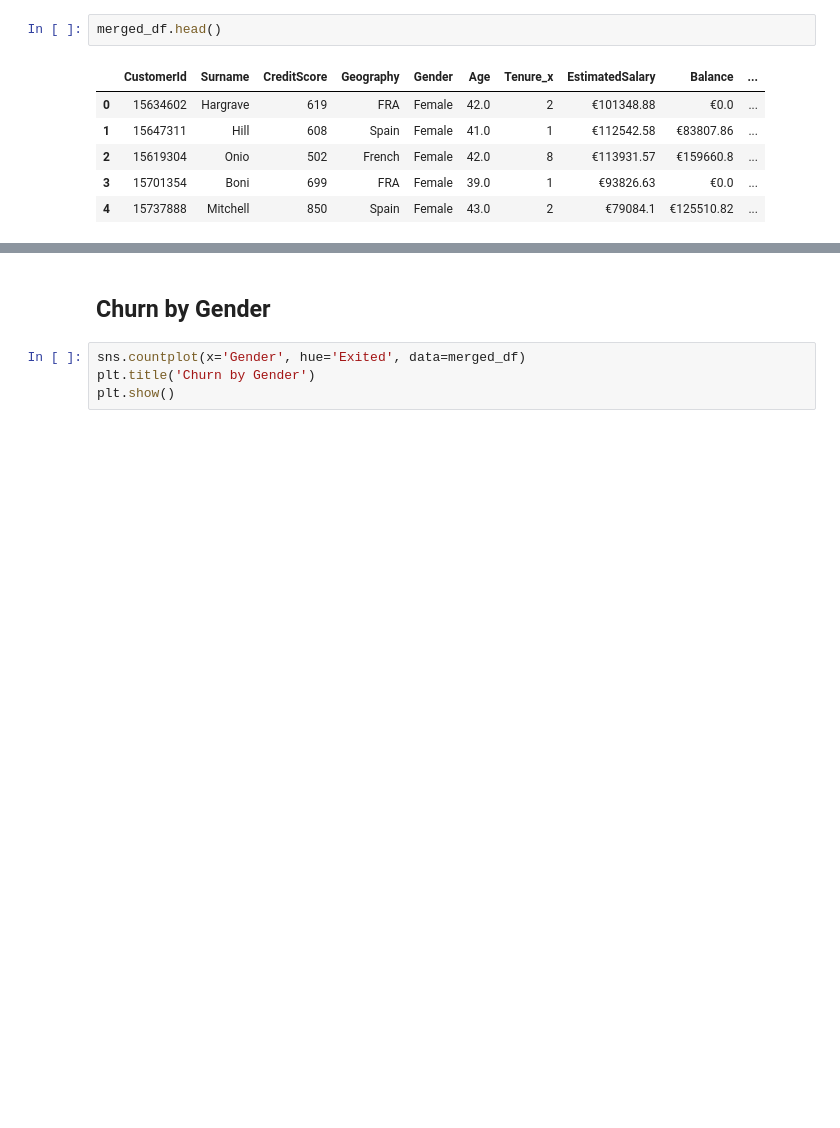
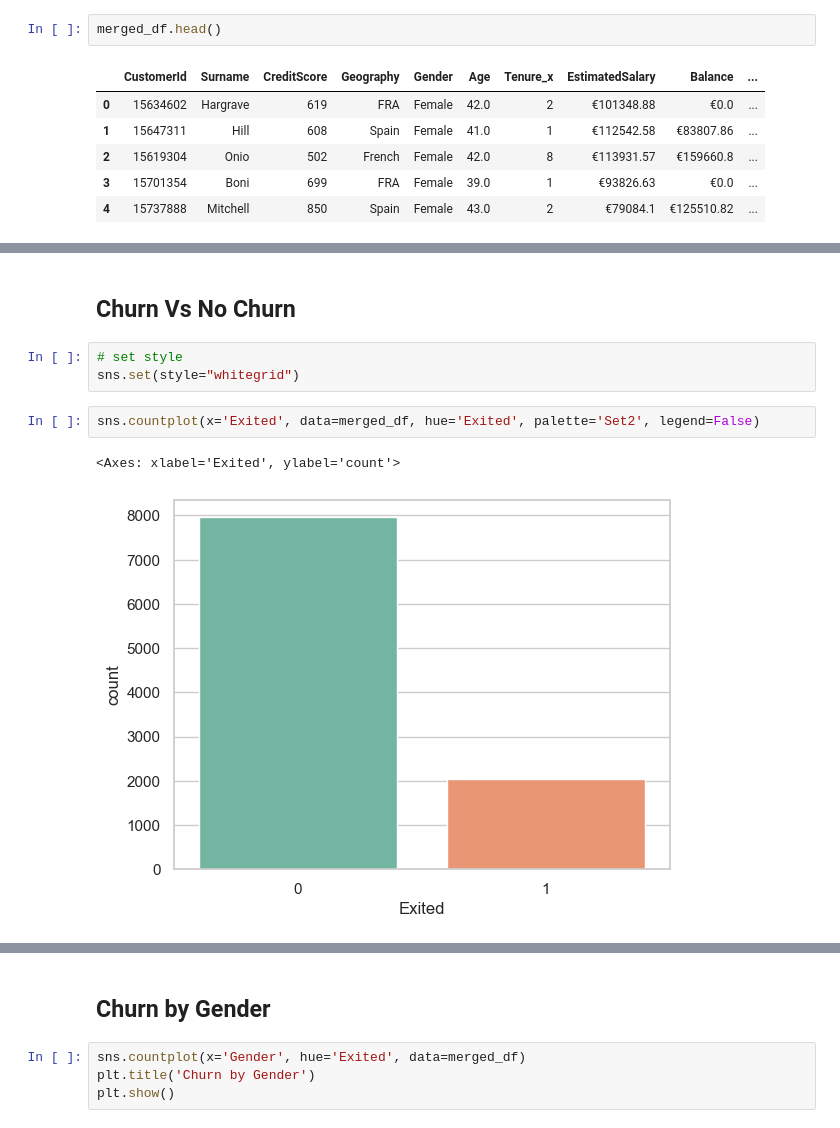
Before and after one commit to ChinenyeNoraOkey/Bank-Customers-Data-Analysis, a Jupyter notebook: Bank Customer Churn Analysis.ipynb, the cells around one changed output, grey strips where cells are left out. Saved outputs shown, nothing was run; the diff lists cells and outputs as text; blank space fills up the shorter version.

```diff
--- a/Bank Customer Churn Analysis.ipynb
+++ b/Bank Customer Churn Analysis.ipynb
@@ -174,0 +163,10 @@ plt.savefig('Customer Churn Distribution.png')
+# %% [markdown]
+## Churn Vs No Churn
+# %%
+# set style
+sns.set(style="whitegrid")
+# %%
+sns.countplot(x='Exited', data=merged_df, hue='Exited', palette='Set2', legend=False)
+# %% [output]
+<Axes: xlabel='Exited', ylabel='count'>
+[figure, added]
```
Also changed, not shown: parts of 56 cells of this notebook, 7 other files.
